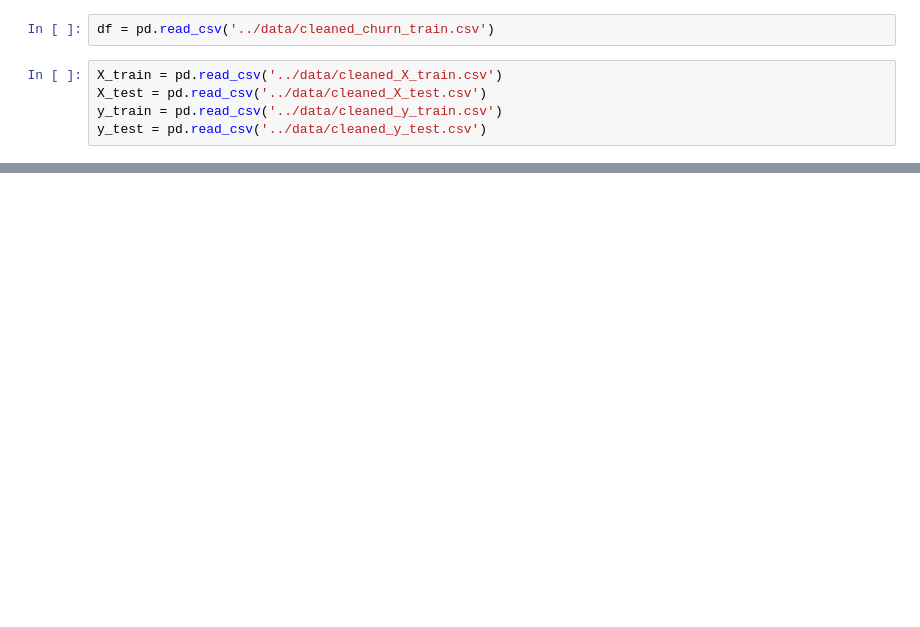
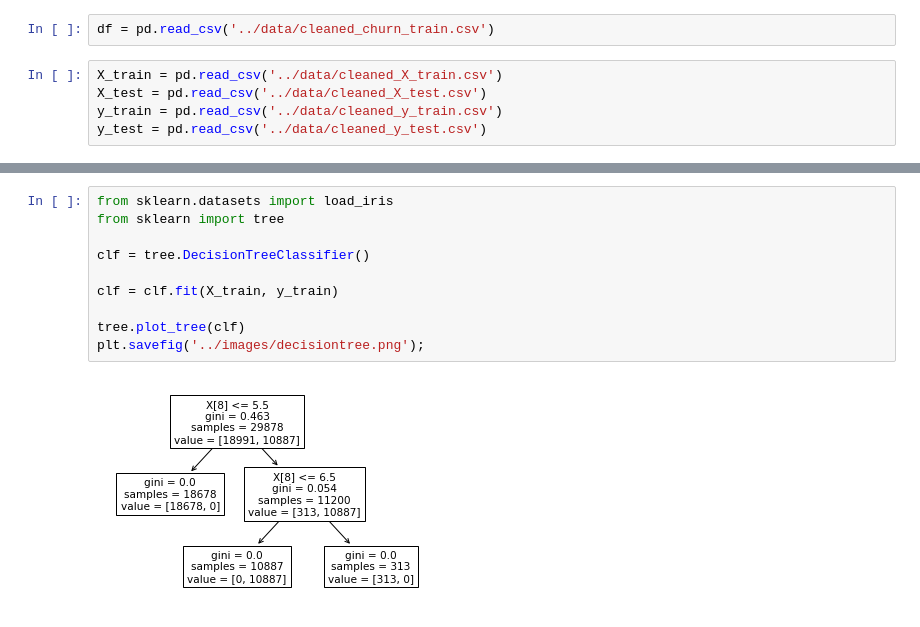
Before and after one commit to MegansColorado/supervised-learning-casestudy, a Jupyter notebook: notebooks/charles_part2.ipynb, the cells around one changed output, grey strips where cells are left out. Cells and saved outputs as stored; diff of their text form; blank space fills up the shorter version.

```diff
--- a/notebooks/charles_part2.ipynb
+++ b/notebooks/charles_part2.ipynb
@@ -30,0 +81,12 @@ y_test
+# %%
+from sklearn.datasets import load_iris
+from sklearn import tree
+
+clf = tree.DecisionTreeClassifier()
+
+clf = clf.fit(X_train, y_train)
+
+tree.plot_tree(clf)
+plt.savefig('../images/decisiontree.png');
+# %% [output]
+[figure, added]
```
Also changed, not shown: parts of 17 cells of this notebook.
